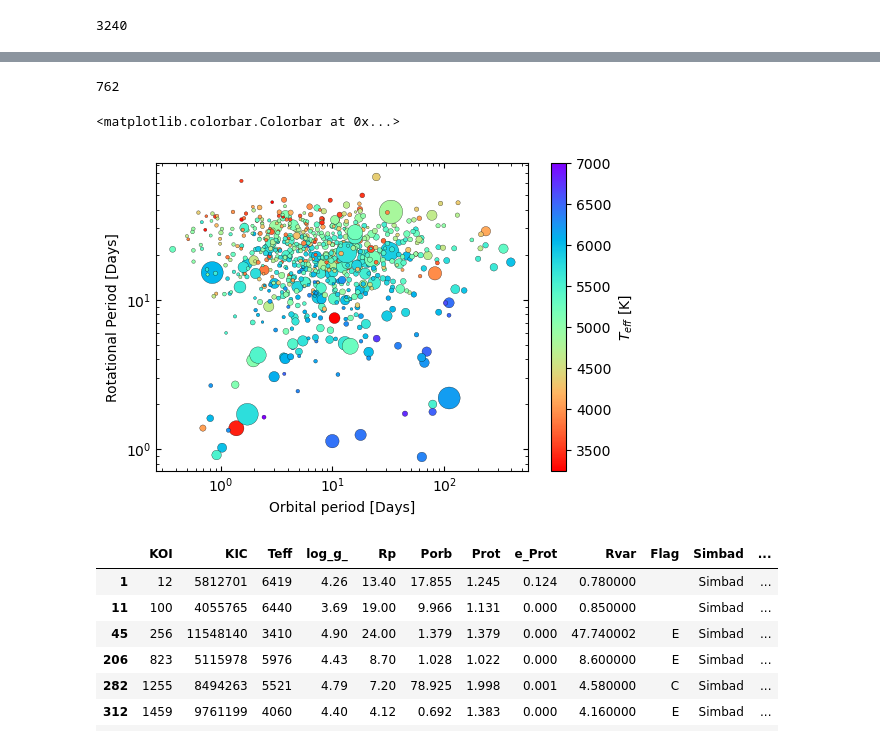
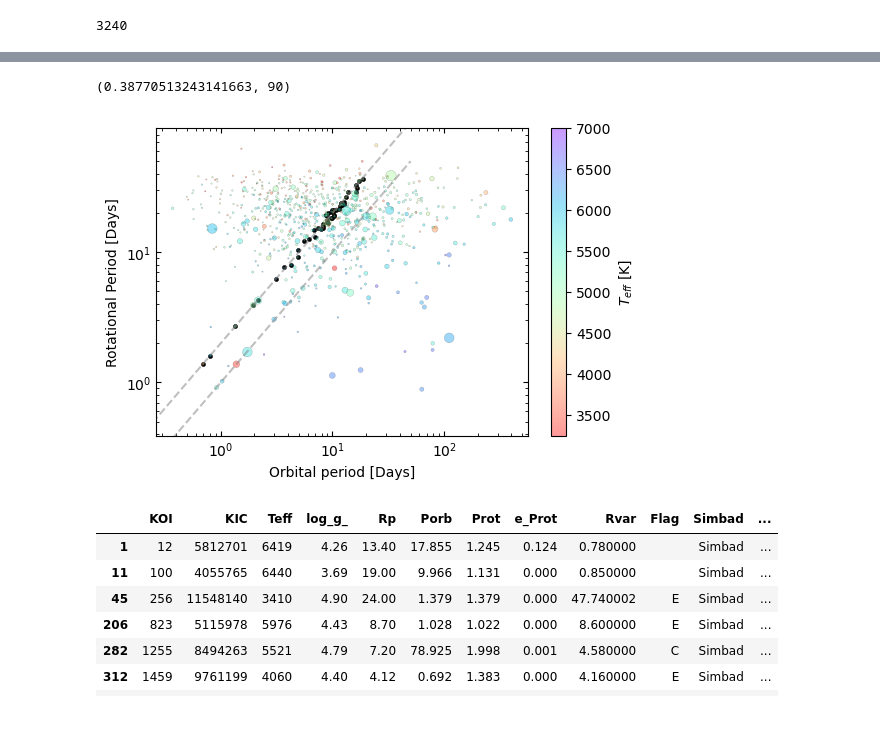
Before and after one commit to ylaksl/Exoplanets-Stats, a Jupyter notebook: sylvio.ipynb, the cells around one changed output, grey strips where cells are left out. Cells and saved outputs as stored; diff of their text form; code cells hidden in the pictures.

```diff
--- a/sylvio.ipynb
+++ b/sylvio.ipynb
@@ -175,0 +190,9 @@ min(mcquillan_koi['Teff'])
+# %%
+#mcquillan_koi = mcquillan_koi[(mcquillan_koi['Rp'] < 2.1) & (mcquillan_koi['Rp'] > 1.7)]
+
+novo = mcquillan_koi[mcquillan_koi['Prot'] >= 1.8*mcquillan_koi['Porb']]
+novo = novo[novo['Prot'] <= 2.2*novo['Porb']]
+
+fit_mag = mcquillan_koi[mcquillan_koi['Prot'] >= 3]
+fit_mag = fit_mag[fit_mag['Porb'] <= 10]
+## erro de +- 2 no porb 2
@@ -191,10 +243,0 @@ min(mcquillan_koi['Teff'])
-# %%
-mcquillan_koi = mcquillan_koi[mcquillan_koi['Porb'] != 0 ]
-mcquillan_koi = mcquillan_koi[mcquillan_koi['Prot'] != 0 ]
-
-mcquillan_koi = mcquillan_koi.to_pandas()
-
-mcquillan_koi = mcquillan_koi.dropna(subset=['Prot', 'Porb', 'Teff'])
-len(mcquillan_koi)
-# %% [output]
-762
@@ -202,0 +244,5 @@ len(mcquillan_koi)
+# %%
+x_2 = np.linspace(0, 50, 100)
+y_2 = 2*x_2
+
+x = np.linspace(0, 50, 100)
@@ -203,20 +252,27 @@ len(mcquillan_koi)
 # %%
 plt.figure(figsize=(6,4))
-fig = plt.scatter(mcquillan_koi['Porb'], mcquillan_koi['Prot'], s = mcquillan_koi['Rp'] ,cmap = 'rainbow_r', c = mcquillan_koi['Teff'], ec = 'black', lw = 0.2).set_clim(3250, 7000) #data2['Teff'])
+plt.scatter(novo['Porb'], novo['Prot'], s = 10 , c = 'black', ec = 'black', lw = 0.2)
+fig = plt.scatter(mcquillan_koi['Porb'], mcquillan_koi['Prot'], s = mcquillan_koi['Rp'] ,cmap = 'rainbow_r', c = mcquillan_koi['Teff'], ec = 'black', lw = 0.2, alpha = 0.4).set_clim(3250, 7000) #data2['Teff'])
+
 
 plt.xscale("log")
 plt.yscale("log")
 plt.xlabel("Orbital period [Days]")
 plt.ylabel("Rotational Period [Days]")
 plt.tick_params(direction='in', which = 'both', bottom = 1, top =1, left = 1, right = 1)
 
 plt.colorbar(label = r'$T_{eff}$ [K]')
+
+plt.plot(x,x, ls = '--', c = 'gray', alpha = 0.5)
+plt.plot(x_2,y_2, ls = '--', c = 'gray', alpha = 0.5)
+plt.ylim(0,90)
+
 #plt.legend(*fig.legend_elements("sizes", num=3))
 
 #plt.savefig('orb_vs_rot.png', dpi=500)
 # %% [output]
-<matplotlib.colorbar.Colorbar at 0x...>
+(0.38770513243141663, 90)
-[figure, old version]
+[figure, new version]
 # %%
 mcquillan_koi[mcquillan_koi['Prot'] < 2]
 # %% [output]
```
Also changed, not shown: parts of 9 cells of this notebook.
